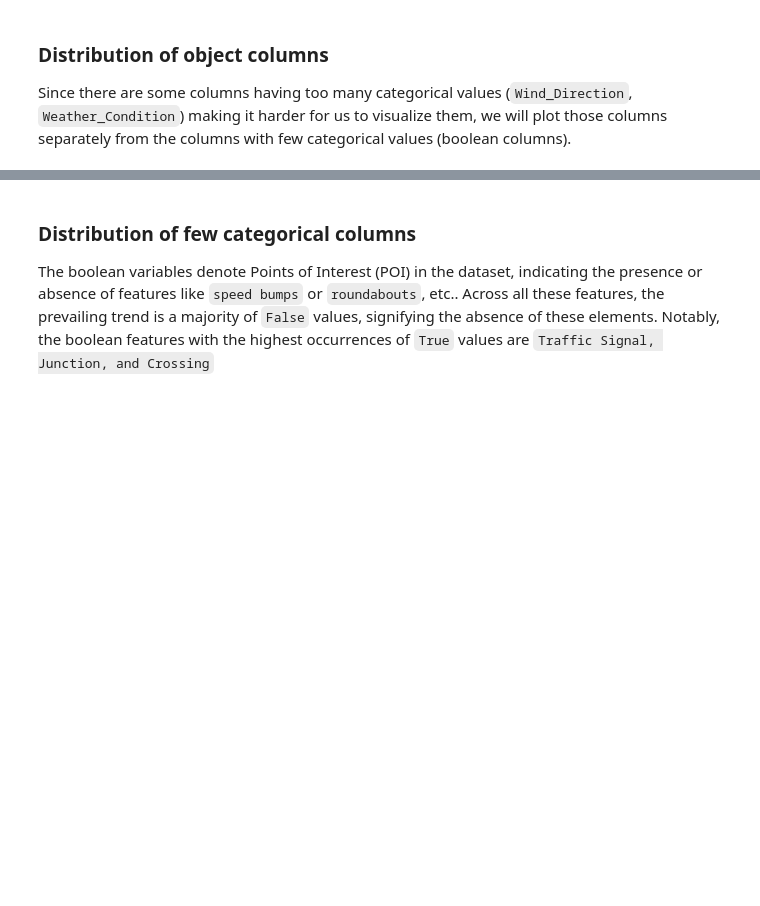
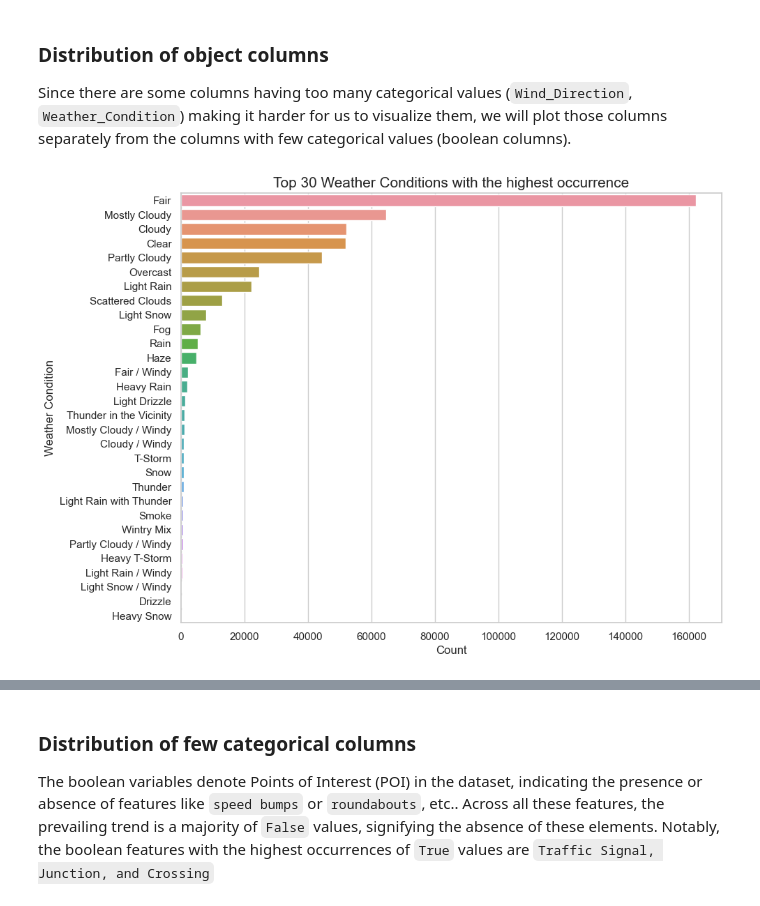
Before and after one commit to knightstark7/FinalProject-P4DS, a Jupyter notebook: USAccident.ipynb, the cells around one changed output, grey strips where cells are left out. Cells and saved outputs as stored; diff of their text form; code cells hidden in the pictures; blank space fills up the shorter version.

```diff
--- a/USAccident.ipynb
+++ b/USAccident.ipynb
@@ -424,3 +432,24 @@ categorical_profile
 # %% [markdown]
 ### Distribution of object columns
 Since there are some columns having too many categorical values (`Wind_Direction`, `Weather_Condition`) making it harder for us to visualize them, we will plot those columns separately from the columns with few categorical values (boolean columns).
+# %%
+weather_counts = df['Weather_Condition'].value_counts()
+top30_weather_condition = weather_counts[:30]
+# Set the style of the plot
+sns.set(style="whitegrid")
+
+# Create a figure and a set of subplots
+fig, ax = plt.subplots(figsize=(10, 8))
+
+# Create a barplot
+sns.barplot(x=top30_weather_condition.values, y=top30_weather_condition.index, ax=ax)
+
+# Set the title and labels
+ax.set_title('Top 30 Weather Conditions with the highest occurrence', fontsize=15)
+ax.set_xlabel('Count', fontsize=12)
+ax.set_ylabel('Weather Condition', fontsize=12)
+
+# Show the plot
+plt.show()
+# %% [output]
+[figure, added]
```
Also changed, not shown: parts of 21 cells of this notebook.
